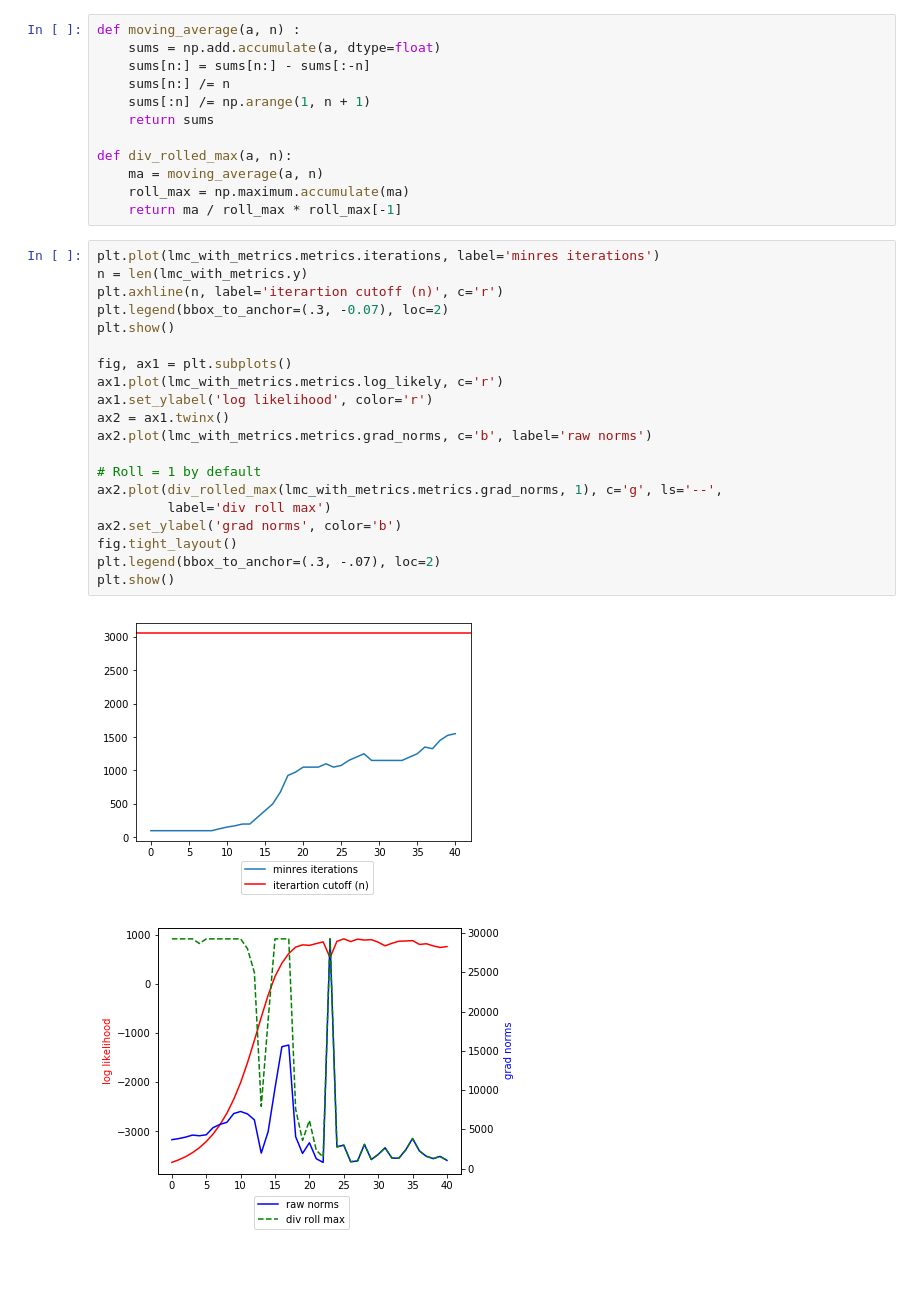
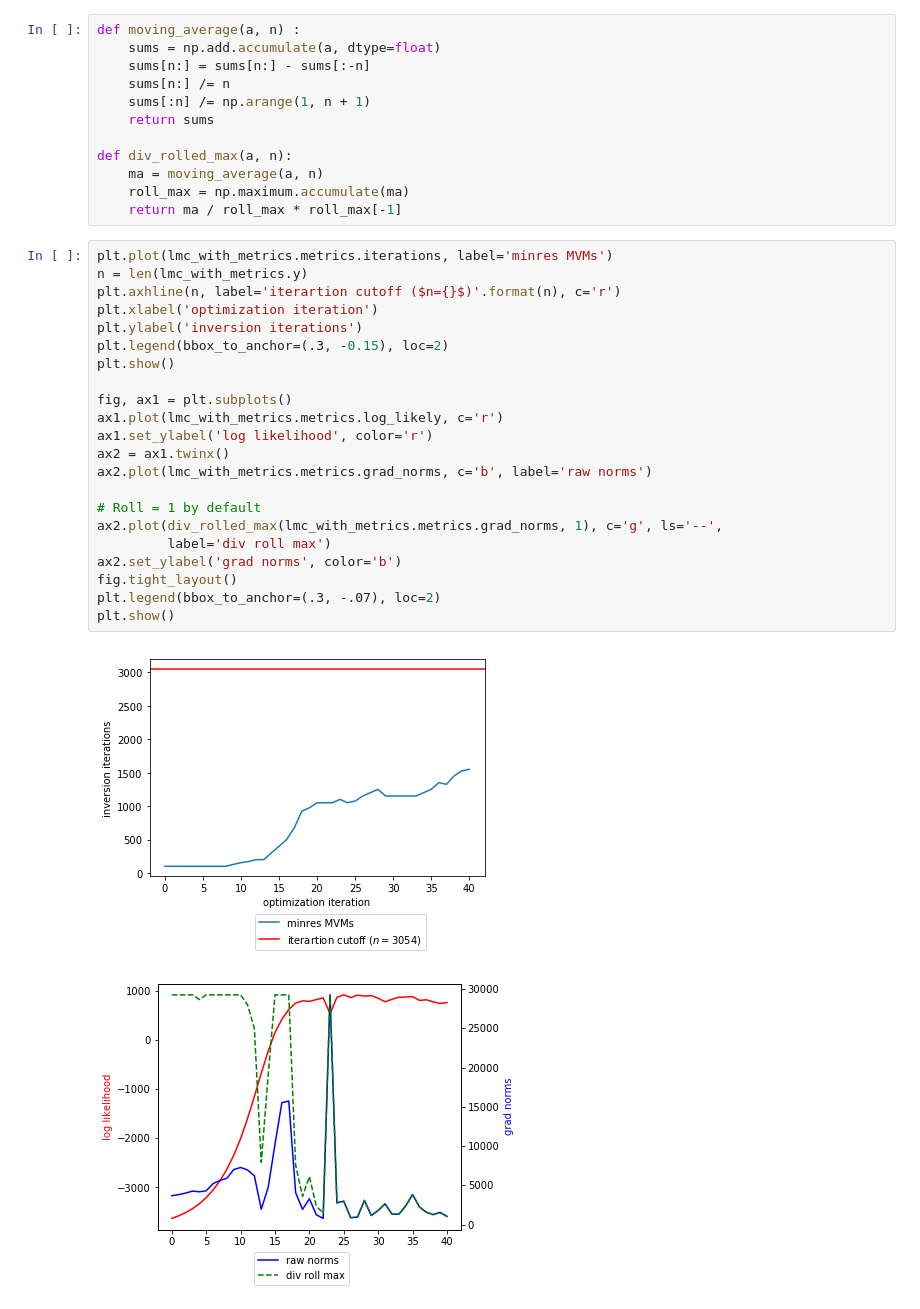
Before and after one commit to vlad17/runlmc, a Jupyter notebook: examples/fx2007.ipynb, the cells around one changed output. Drawn from its saved outputs; the diff is of its cells as text; blank space fills up the shorter version.

Commit message:
added some formatting to the pictures

```diff
--- a/examples/fx2007.ipynb
+++ b/examples/fx2007.ipynb
@@ -229,25 +229,27 @@ def div_rolled_max(a, n):
     roll_max = np.maximum.accumulate(ma)
     return ma / roll_max * roll_max[-1]
 # %%
-plt.plot(lmc_with_metrics.metrics.iterations, label='minres iterations')
+plt.plot(lmc_with_metrics.metrics.iterations, label='minres MVMs')
 n = len(lmc_with_metrics.y)
-plt.axhline(n, label='iterartion cutoff (n)', c='r')
-plt.legend(bbox_to_anchor=(.3, -0.07), loc=2)
+plt.axhline(n, label='iterartion cutoff ($n={}$)'.format(n), c='r')
+plt.xlabel('optimization iteration')
+plt.ylabel('inversion iterations')
+plt.legend(bbox_to_anchor=(.3, -0.15), loc=2)
 plt.show()
 
 fig, ax1 = plt.subplots()
 ax1.plot(lmc_with_metrics.metrics.log_likely, c='r')
 ax1.set_ylabel('log likelihood', color='r')
 ax2 = ax1.twinx()
 ax2.plot(lmc_with_metrics.metrics.grad_norms, c='b', label='raw norms')
 
 # Roll = 1 by default
 ax2.plot(div_rolled_max(lmc_with_metrics.metrics.grad_norms, 1), c='g', ls='--',
          label='div roll max')
 ax2.set_ylabel('grad norms', color='b')
 fig.tight_layout()
 plt.legend(bbox_to_anchor=(.3, -.07), loc=2)
 plt.show()
 # %% [output]
-[figure, old version]
+[figure, new version]
 [figure]
```
Also changed, not shown: parts of 4 cells of this notebook.
